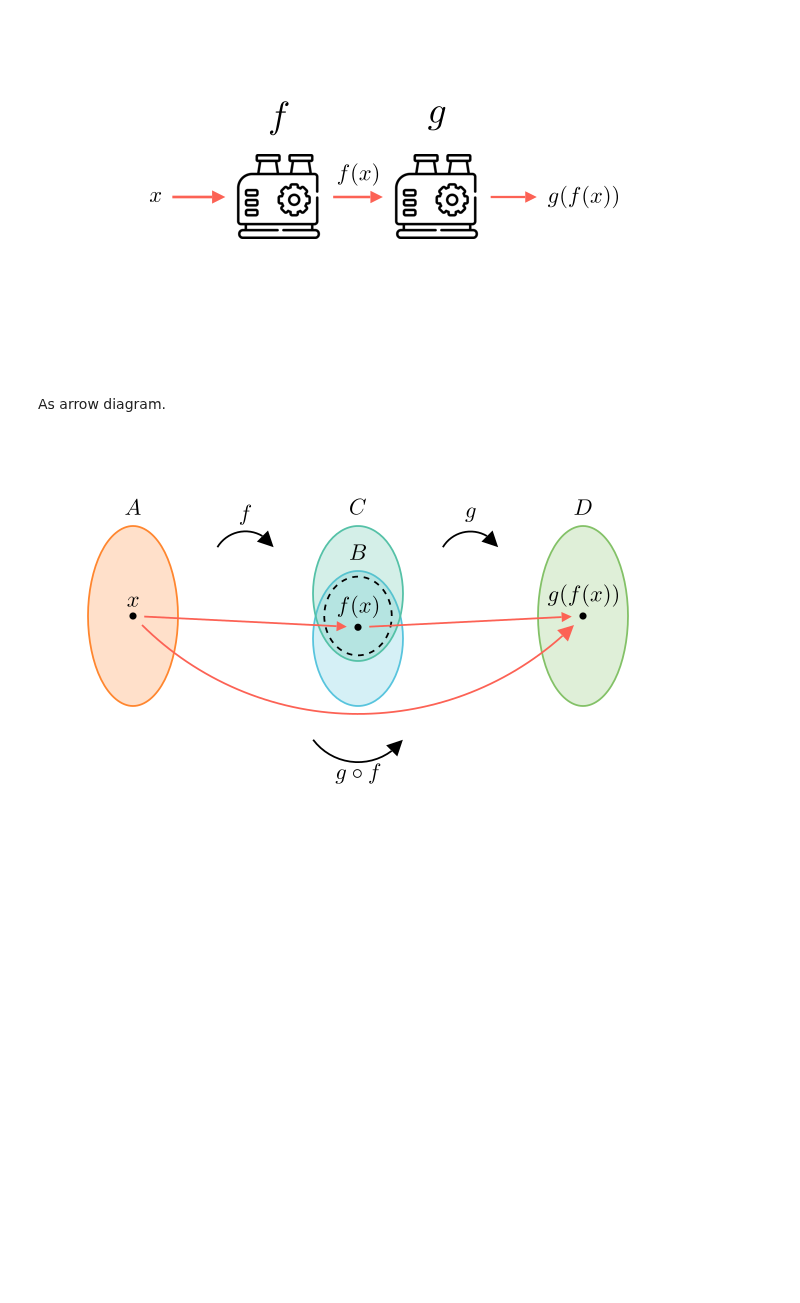
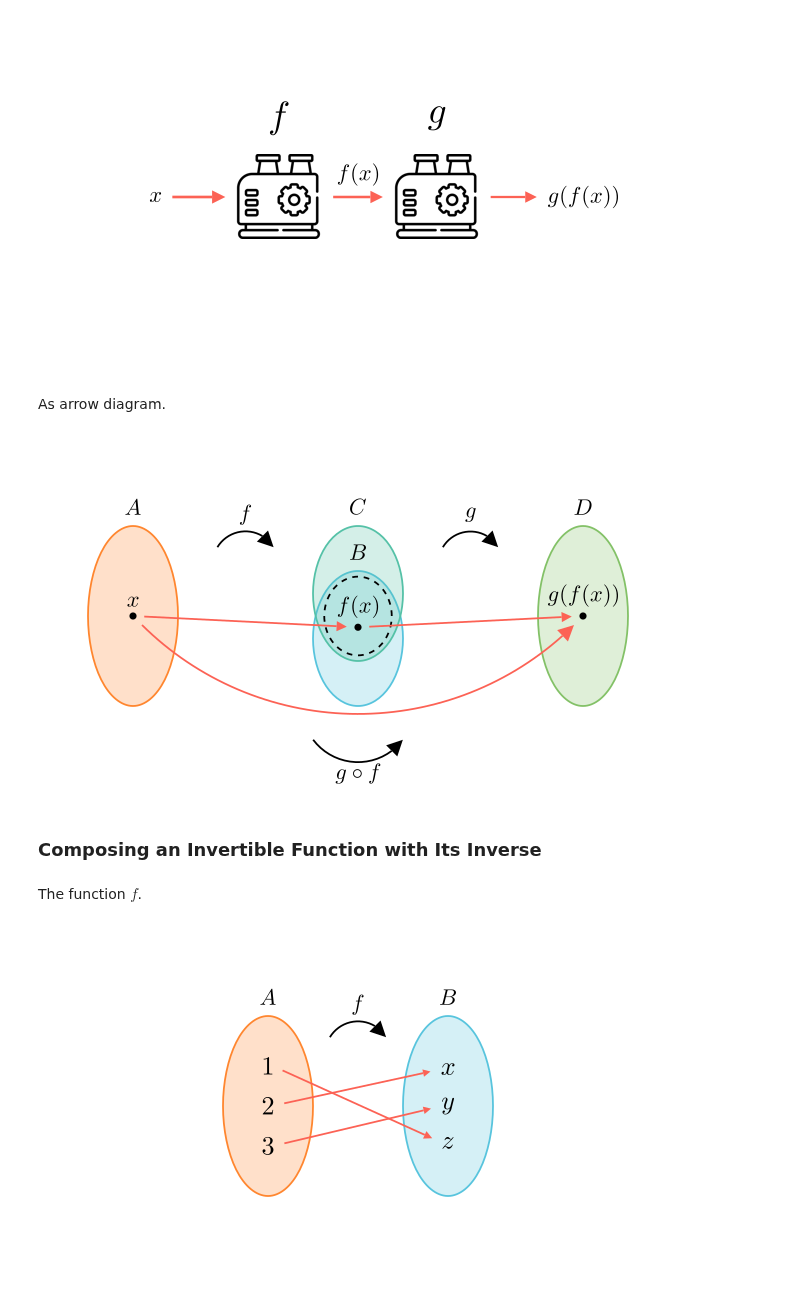
Before and after one commit to PhotonicGluon/NZQRC-Book, a Jupyter notebook: code/image_generation/notebooks/part-1/functions.ipynb, the cells around one changed output. Cells and saved outputs as stored; diff of their text form; code cells hidden in the pictures; blank space fills up the shorter version.

Commit message:
Add more to section 7.5 (Composition of Functions)

```diff
--- a/code/image_generation/notebooks/part-1/functions.ipynb
+++ b/code/image_generation/notebooks/part-1/functions.ipynb
@@ -977,3 +977,82 @@ class FunctionDiagram(Scene):
         self.add(x_fx, fx_gfx, x_gfx)
 # %% [output]
 [figure]
+# %% [markdown]
+### Composing an Invertible Function with Its Inverse
+# %% [markdown]
+The function $f$.
+# %%
+%%generate_image compose-function-with-inverse_f FunctionDiagram
+
+A_FONT_SIZE = 56  # TeX font size
+A_COLOUR = ORANGE
+B_FONT_SIZE = 56
+B_COLOUR = BLUE
+
+ARROW_STROKE_WIDTH = 4
+ARROW_TIP_RATIO = 0.05
+ARROW_COLOUR = RED
+
+class FunctionDiagram(Scene):
+    def construct(self):
+        # Create the ellipses
+        ellipse_a = Ellipse(width=2, height=4, color=A_COLOUR)
+        ellipse_a.set_fill(A_COLOUR, opacity=0.25)
+        ellipse_a.shift(2 * LEFT)
+
+        ellipse_b = Ellipse(width=2, height=4, color=B_COLOUR)
+        ellipse_b.set_fill(B_COLOUR, opacity=0.25)
+        ellipse_b.shift(2 * RIGHT)
+
+        self.add(ellipse_a, ellipse_b)
+
+        # Create labels for the ellipses
+        label_a = MathTex("A", color=BLACK).next_to(ellipse_a, UP)
+        label_b = MathTex("B", color=BLACK).next_to(ellipse_b, UP)
+
+        self.add(label_a, label_b)
+
+        # Add function label
+        f_label = MathTex("f", color=BLACK).move_to(2.25*UP)
+        f_label.add(
+            CurvedArrow(
+                f_label.get_left() + LEFT * 0.5,
+                f_label.get_right() + RIGHT * 0.5,
+                stroke_width=ARROW_STROKE_WIDTH,
+                color=BLACK
+            ).flip(LEFT).shift(DOWN * 0.35)
+        )
+
+        self.add(f_label)
+
+        # Create elements for sets
+        elements_a = ["1", "2", "3"]
+        elements_b = ["x", "y", "z"]
+
+        elements_a = [MathTex(a, font_size=A_FONT_SIZE, color=BLACK) for a in elements_a]
+        elements_b = [MathTex(b, font_size=B_FONT_SIZE, color=BLACK) for b in elements_b]
+
+        elements_a = VGroup(*elements_a).arrange(DOWN, buff=0.5).move_to(ellipse_a)
+        elements_b = VGroup(*elements_b).arrange(DOWN, buff=0.5).move_to(ellipse_b)
+
+        self.add(elements_a, elements_b)
+
+        # Create arrows
+        arrow_links = [
+            (0,2),
+            (1,0),
+            (2,1)
+        ]
+        arrows = [
+            Arrow(
+                elements_a[i].get_right(),
+                elements_b[j].get_left(),
+                stroke_width=ARROW_STROKE_WIDTH,
+                max_tip_length_to_length_ratio=ARROW_TIP_RATIO,
+                color=RED
+            )
+            for i, j in arrow_links
+        ]
+        self.add(VGroup(*arrows))
+# %% [output]
+[figure, added]
```
Also changed, not shown: parts of 6 cells of this notebook, 6 other files.
